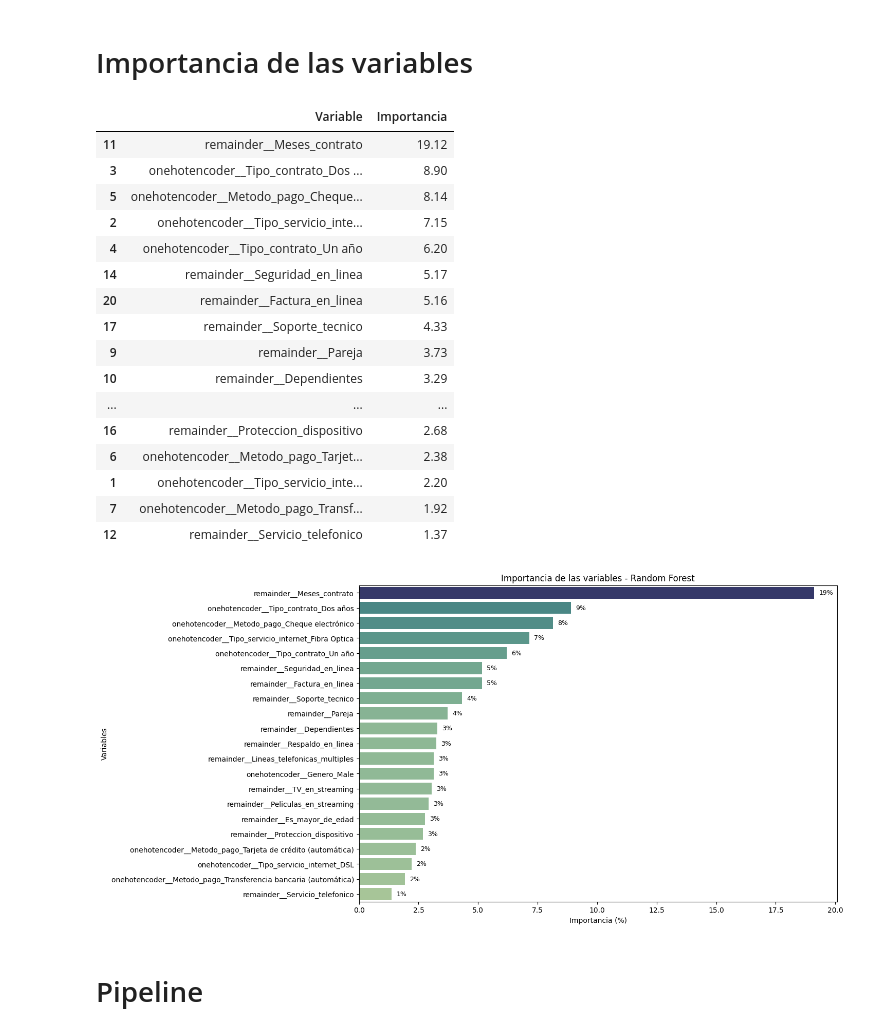
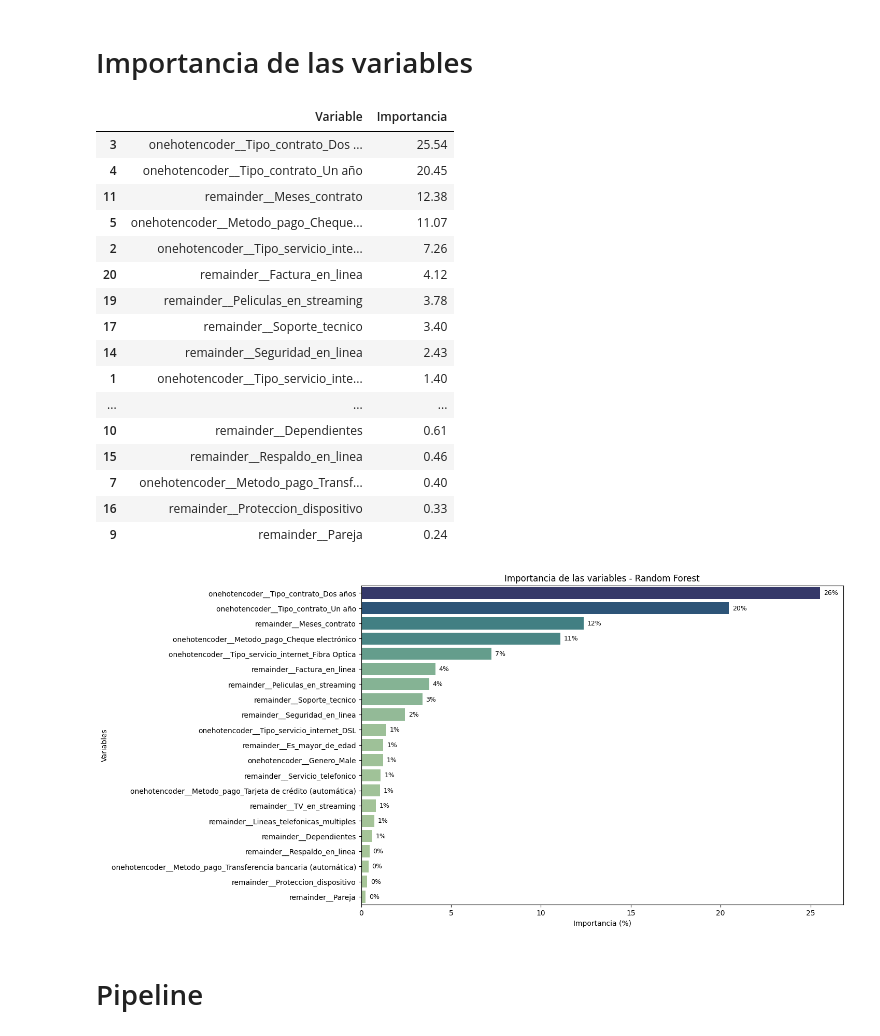
Before and after one commit to ErikGzz03TEC/Challenge_Telecom_X_parte_2, a Jupyter notebook: Challenge_TelecomX_2.ipynb, the cells around one changed output. Drawn from its saved outputs; the diff is of its cells as text; code cells hidden in the pictures.

```diff
--- a/Challenge_TelecomX_2.ipynb
+++ b/Challenge_TelecomX_2.ipynb
@@ -680,27 +712,27 @@ F1 Score: 0.608
 # %% [markdown]
 # Importancia de las variables
 # %%
-importancia = best_rf.feature_importances_
+importancia = best_tree.feature_importances_
 df_feature_importance = pd.DataFrame({'Variable': X_df.columns, 'Importancia':(importancia*100).round(2)}).sort_values('Importancia', ascending= False)
 df_feature_importance
 # %% [output]
 |  | Variable | Importancia |
-| 11 | remainder__Meses_contrato | 19.12 |
-| 3 | onehotencoder__Tipo_contrato_Dos ... | 8.90 |
-| 5 | onehotencoder__Metodo_pago_Cheque... | 8.14 |
-| 2 | onehotencoder__Tipo_servicio_inte... | 7.15 |
-| 4 | onehotencoder__Tipo_contrato_Un año | 6.20 |
-| 14 | remainder__Seguridad_en_linea | 5.17 |
-| 20 | remainder__Factura_en_linea | 5.16 |
-| 17 | remainder__Soporte_tecnico | 4.33 |
-| 9 | remainder__Pareja | 3.73 |
-| 10 | remainder__Dependientes | 3.29 |
+| 3 | onehotencoder__Tipo_contrato_Dos ... | 25.54 |
+| 4 | onehotencoder__Tipo_contrato_Un año | 20.45 |
+| 11 | remainder__Meses_contrato | 12.38 |
+| 5 | onehotencoder__Metodo_pago_Cheque... | 11.07 |
+| 2 | onehotencoder__Tipo_servicio_inte... | 7.26 |
+| 20 | remainder__Factura_en_linea | 4.12 |
+| 19 | remainder__Peliculas_en_streaming | 3.78 |
+| 17 | remainder__Soporte_tecnico | 3.40 |
+| 14 | remainder__Seguridad_en_linea | 2.43 |
+| 1 | onehotencoder__Tipo_servicio_inte... | 1.40 |
 | ... | ... | ... |
-| 16 | remainder__Proteccion_dispositivo | 2.68 |
-| 6 | onehotencoder__Metodo_pago_Tarjet... | 2.38 |
-| 1 | onehotencoder__Tipo_servicio_inte... | 2.20 |
-| 7 | onehotencoder__Metodo_pago_Transf... | 1.92 |
-| 12 | remainder__Servicio_telefonico | 1.37 |
+| 10 | remainder__Dependientes | 0.61 |
+| 15 | remainder__Respaldo_en_linea | 0.46 |
+| 7 | onehotencoder__Metodo_pago_Transf... | 0.40 |
+| 16 | remainder__Proteccion_dispositivo | 0.33 |
+| 9 | remainder__Pareja | 0.24 |
 # %%
 plt.figure(figsize=(12,8))
 bars = sns.barplot(
@@ -726,7 +758,7 @@ for i, v in enumerate(df_feature_importance['Importancia']):
 
 plt.show()
 # %% [output]
-[figure, old version]
+[figure, new version]
 # %%
 from imblearn.pipeline import Pipeline as imbpipeline
 # %%
```
Also changed, not shown: parts of 12 cells of this notebook.
